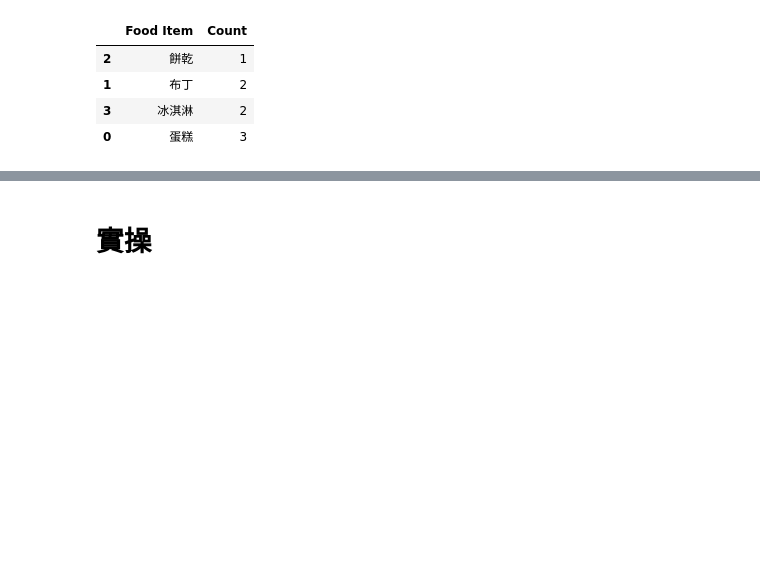
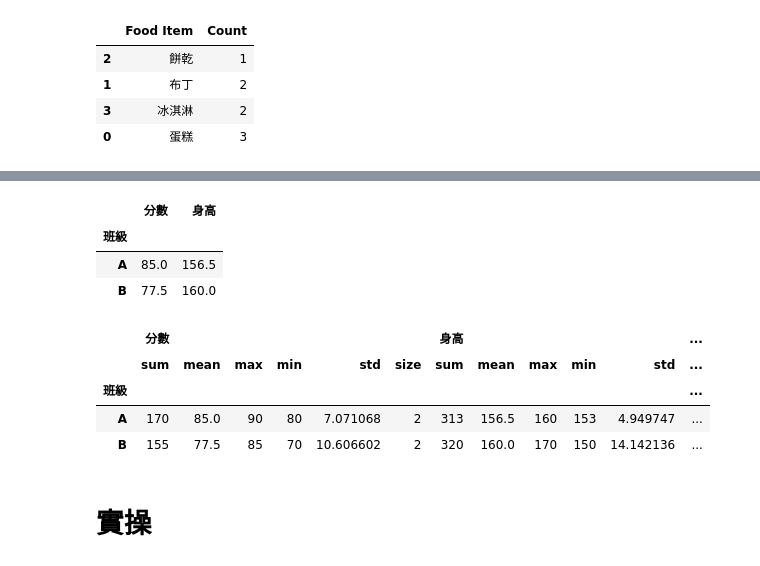
Before and after one commit to Huwalli/PLta, a Jupyter notebook: 資料視覺化.ipynb, the cells around one changed output, grey strips where cells are left out. Drawn from its saved outputs; the diff is of its cells as text; code cells hidden in the pictures; blank space fills up the shorter version.

```diff
--- a/資料視覺化.ipynb
+++ b/資料視覺化.ipynb
@@ -157,0 +160,9 @@ dtype: object
+# %%
+# 假設有分數欄位
+import pandas as pd
+df = pd.DataFrame({
+    "班級": ["A","A","B","B"],
+    "學生": ["小明","小華","小強","小美"],
+    "分數": [80, 90, 70, 85],
+    "身高": [160, 153, 170, 150],
+})
@@ -157,0 +178,16 @@ dtype: object
+# %%
+gbdf=df.groupby("班級")[["分數","身高"]].mean()
+gbdf
+# %% [output]
+|  | 分數 | 身高 |
+| 班級 |  |  |
+| A | 85.0 | 156.5 |
+| B | 77.5 | 160.0 |
+# %%
+df.groupby("班級")[["分數","身高"]].agg(['sum','mean','max','min','std','size'])
+# %% [output]
+|  | 分數 |  |  |  |  |  | 身高 |  |  |  |  | ... |
+|  | sum | mean | max | min | std | size | sum | mean | max | min | std | ... |
+| 班級 |  |  |  |  |  |  |  |  |  |  |  | ... |
+| A | 170 | 85.0 | 90 | 80 | 7.071068 | 2 | 313 | 156.5 | 160 | 153 | 4.949747 | ... |
+| B | 155 | 77.5 | 85 | 70 | 10.606602 | 2 | 320 | 160.0 | 170 | 150 | 14.142136 | ... |
```
Also changed, not shown: parts of 3 cells of this notebook.
